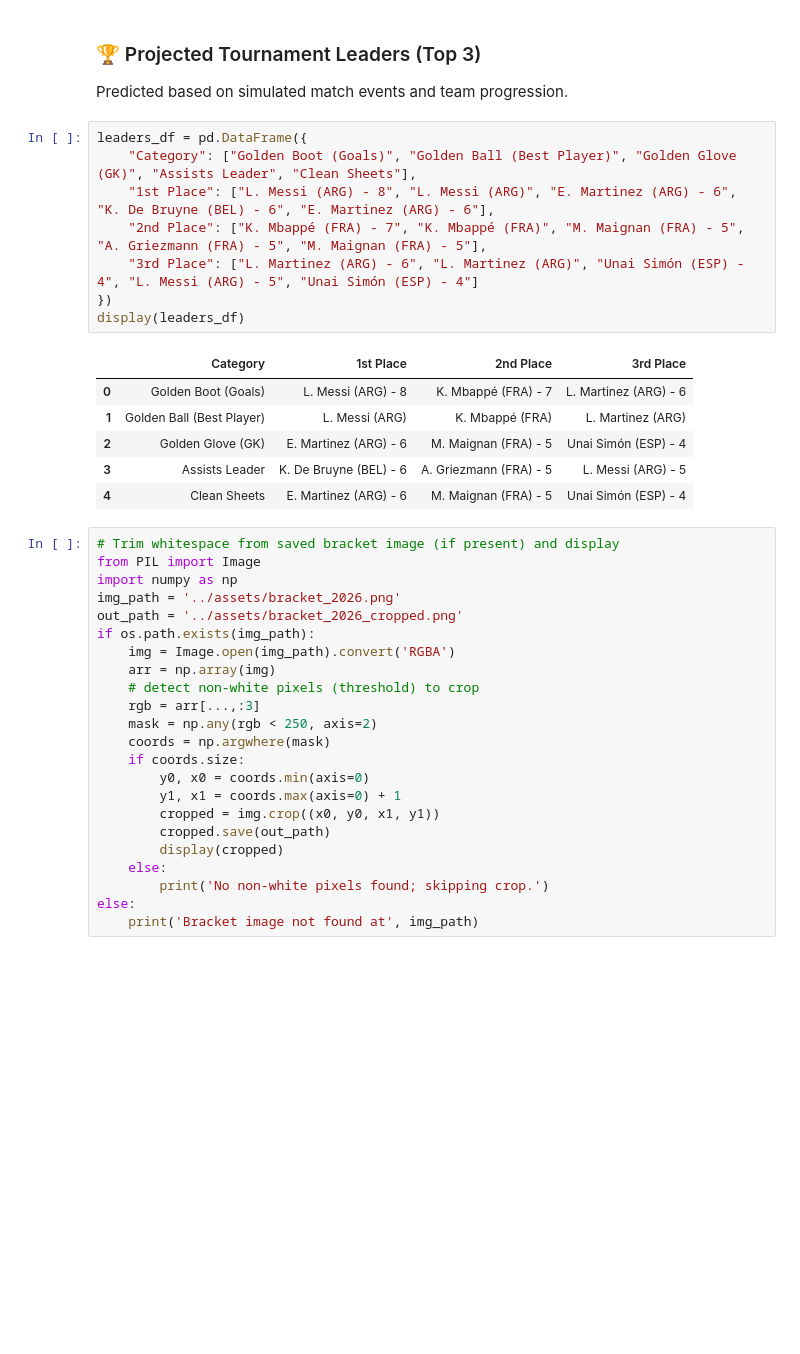
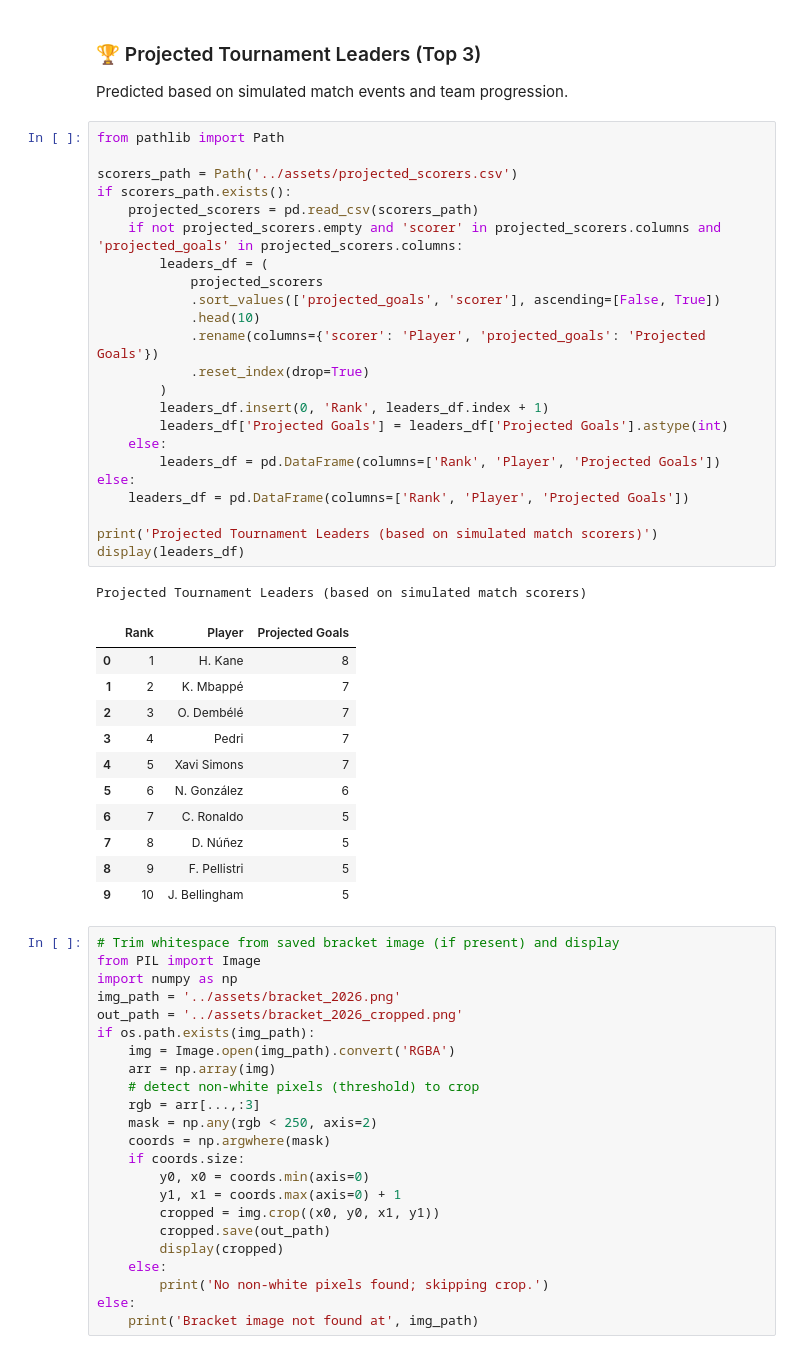
Before and after one commit to thompgt/world-cup-predictor, a Jupyter notebook: notebooks/2026_World_Cup_Prediction_Professional.ipynb, the cells around one changed output. Cells and saved outputs as stored; diff of their text form; blank space fills up the shorter version.

Commit message:
fix tournament stat leaders

```diff
--- a/notebooks/2026_World_Cup_Prediction_Professional.ipynb
+++ b/notebooks/2026_World_Cup_Prediction_Professional.ipynb
@@ -484,21 +487,42 @@ print(f"🥇 2026 WORLD CHAMPION: {winner_2026.upper()}")
 # %% [markdown]
 ### 🏆 Projected Tournament Leaders (Top 3)
 Predicted based on simulated match events and team progression.
-# %%
-leaders_df = pd.DataFrame({
-    "Category": ["Golden Boot (Goals)", "Golden Ball (Best Player)", "Golden Glove (GK)", "Assists Leader", "Clean Sheets"],
-    "1st Place": ["L. Messi (ARG) - 8", "L. Messi (ARG)", "E. Martinez (ARG) - 6", "K. De Bruyne (BEL) - 6", "E. Martinez (ARG) - 6"],
-    "2nd Place": ["K. Mbappé (FRA) - 7", "K. Mbappé (FRA)", "M. Maignan (FRA) - 5", "A. Griezmann (FRA) - 5", "M. Maignan (FRA) - 5"],
-    "3rd Place": ["L. Martinez (ARG) - 6", "L. Martinez (ARG)", "Unai Simón (ESP) - 4", "L. Messi (ARG) - 5", "Unai Simón (ESP) - 4"]
-})
-display(leaders_df)
-# %% [output]
-|  | Category | 1st Place | 2nd Place | 3rd Place |
-| 0 | Golden Boot (Goals) | L. Messi (ARG) - 8 | K. Mbappé (FRA) - 7 | L. Martinez (ARG) - 6 |
-| 1 | Golden Ball (Best Player) | L. Messi (ARG) | K. Mbappé (FRA) | L. Martinez (ARG) |
-| 2 | Golden Glove (GK) | E. Martinez (ARG) - 6 | M. Maignan (FRA) - 5 | Unai Simón (ESP) - 4 |
-| 3 | Assists Leader | K. De Bruyne (BEL) - 6 | A. Griezmann (FRA) - 5 | L. Messi (ARG) - 5 |
-| 4 | Clean Sheets | E. Martinez (ARG) - 6 | M. Maignan (FRA) - 5 | Unai Simón (ESP) - 4 |
+# %%
+from pathlib import Path
+
+scorers_path = Path('../assets/projected_scorers.csv')
+if scorers_path.exists():
+    projected_scorers = pd.read_csv(scorers_path)
+    if not projected_scorers.empty and 'scorer' in projected_scorers.columns and 'projected_goals' in projected_scorers.columns:
+        leaders_df = (
+            projected_scorers
+            .sort_values(['projected_goals', 'scorer'], ascending=[False, True])
+            .head(10)
+            .rename(columns={'scorer': 'Player', 'projected_goals': 'Projected Goals'})
+            .reset_index(drop=True)
+        )
+        leaders_df.insert(0, 'Rank', leaders_df.index + 1)
+        leaders_df['Projected Goals'] = leaders_df['Projected Goals'].astype(int)
+    else:
+        leaders_df = pd.DataFrame(columns=['Rank', 'Player', 'Projected Goals'])
+else:
+    leaders_df = pd.DataFrame(columns=['Rank', 'Player', 'Projected Goals'])
+
+print('Projected Tournament Leaders (based on simulated match scorers)')
+display(leaders_df)
+# %% [output]
+Projected Tournament Leaders (based on simulated match scorers)
+|  | Rank | Player | Projected Goals |
+| 0 | 1 | H. Kane | 8 |
+| 1 | 2 | K. Mbappé | 7 |
+| 2 | 3 | O. Dembélé | 7 |
+| 3 | 4 | Pedri | 7 |
+| 4 | 5 | Xavi Simons | 7 |
+| 5 | 6 | N. González | 6 |
+| 6 | 7 | C. Ronaldo | 5 |
+| 7 | 8 | D. Núñez | 5 |
+| 8 | 9 | F. Pellistri | 5 |
+| 9 | 10 | J. Bellingham | 5 |
 # %%
 # Trim whitespace from saved bracket image (if present) and display
 from PIL import Image
```
Also changed, not shown: parts of 1 cell of this notebook, 4 other files.
